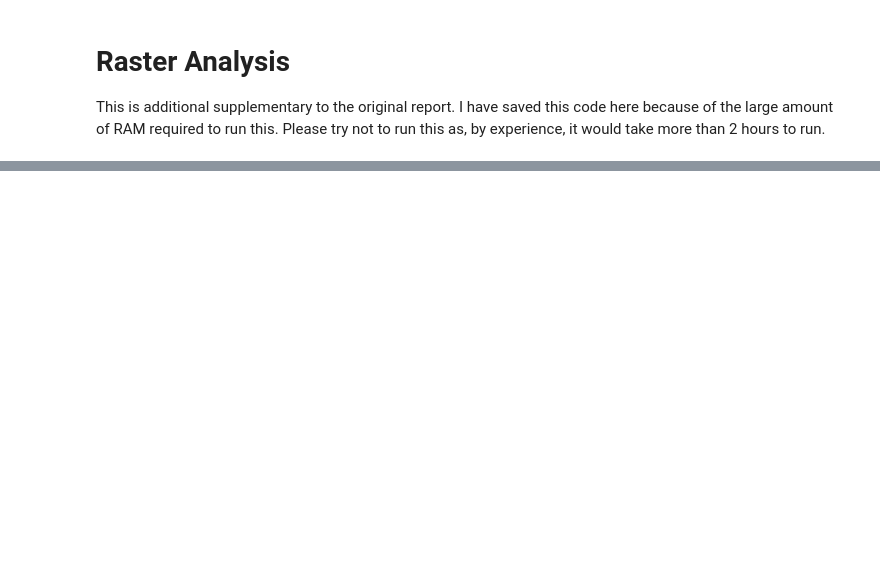
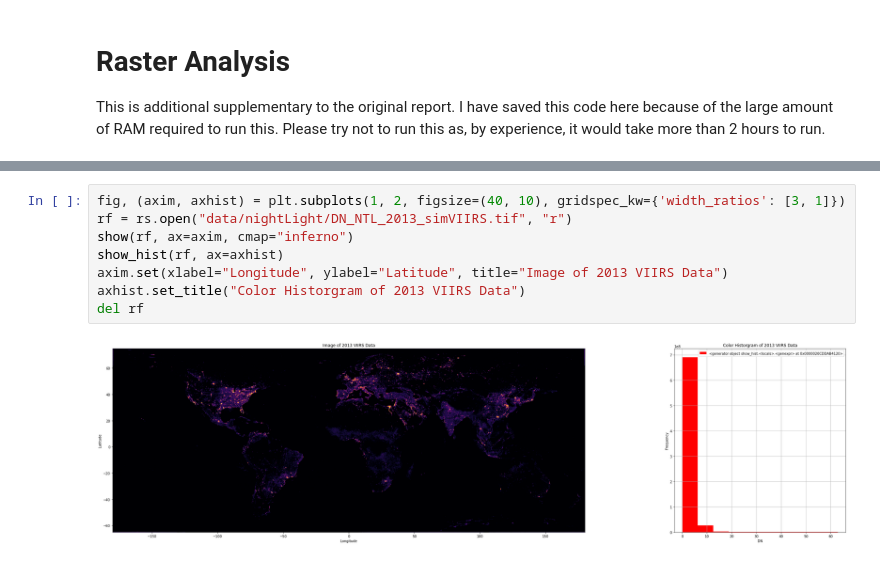
Before and after one commit to ThePyProgrammer/lightPollution, a Jupyter notebook: RasterAnalysis.ipynb, the cells around one changed output, grey strips where cells are left out. Drawn from its saved outputs; the diff is of its cells as text; blank space fills up the shorter version.

```diff
--- a/RasterAnalysis.ipynb
+++ b/RasterAnalysis.ipynb
@@ -285,0 +67,10 @@ nightLightCSVNoDark
+# %%
+fig, (axim, axhist) = plt.subplots(1, 2, figsize=(40, 10), gridspec_kw={'width_ratios': [3, 1]})
+rf = rs.open("data/nightLight/DN_NTL_2013_simVIIRS.tif", "r")
+show(rf, ax=axim, cmap="inferno")
+show_hist(rf, ax=axhist)
+axim.set(xlabel="Longitude", ylabel="Latitude", title="Image of 2013 VIIRS Data")
+axhist.set_title("Color Historgram of 2013 VIIRS Data")
+del rf
+# %% [output]
+[figure, added]
```
Also changed, not shown: parts of 42 cells of this notebook, 3 other files.
